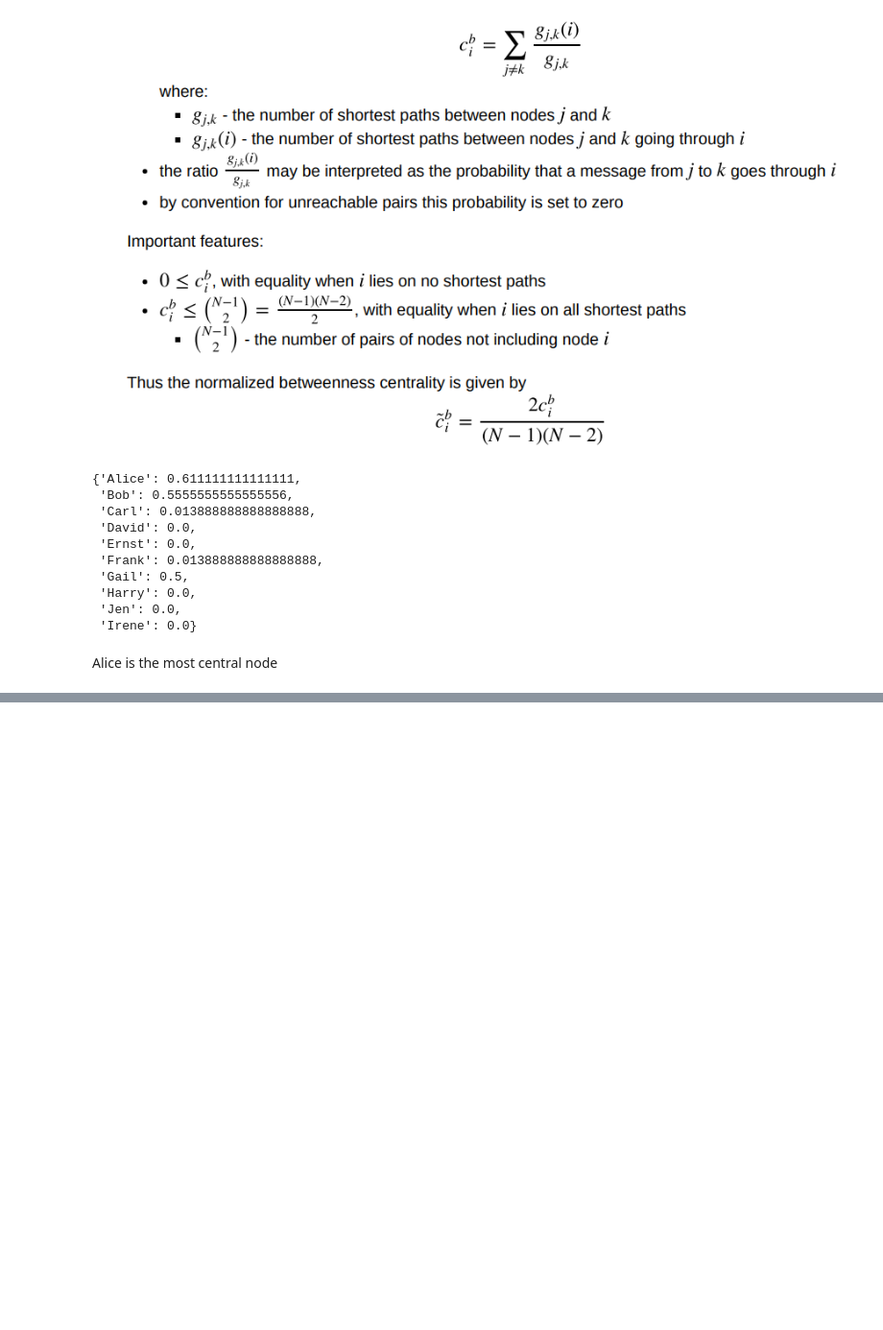
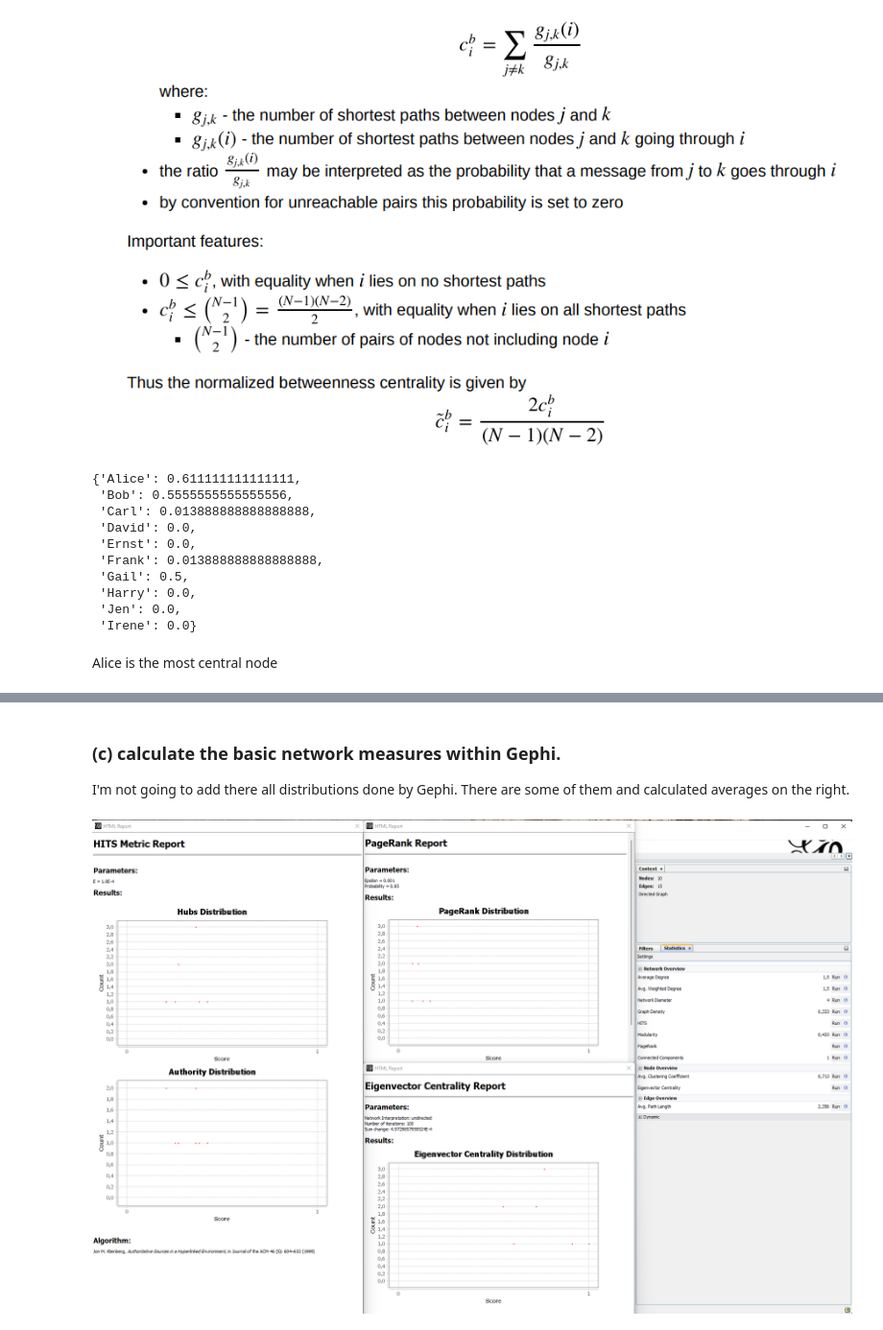
Before and after one commit to rogulforce/DPoCN, a Jupyter notebook: list_1/all_exercises.ipynb, the cells around one changed output, grey strips where cells are left out. Shown at 96% size. Drawn from its saved outputs; the diff is of its cells as text; code cells hidden in the pictures; blank space fills up the shorter version.

Commit message:
exercise 2 done

```diff
--- a/list_1/all_exercises.ipynb
+++ b/list_1/all_exercises.ipynb
@@ -156,0 +164,8 @@ Alice is the most central node
+# %% [markdown]
+### (c) calculate the basic network measures within Gephi.
+
+I'm not going to add there all distributions done by Gephi. There are some of them and calculated averages on the right.
+# %%
+Image('data/gephi_measures.png')
+# %% [output]
+[figure, added]
```
Also changed, not shown: parts of 5 cells of this notebook, 2 other files.
